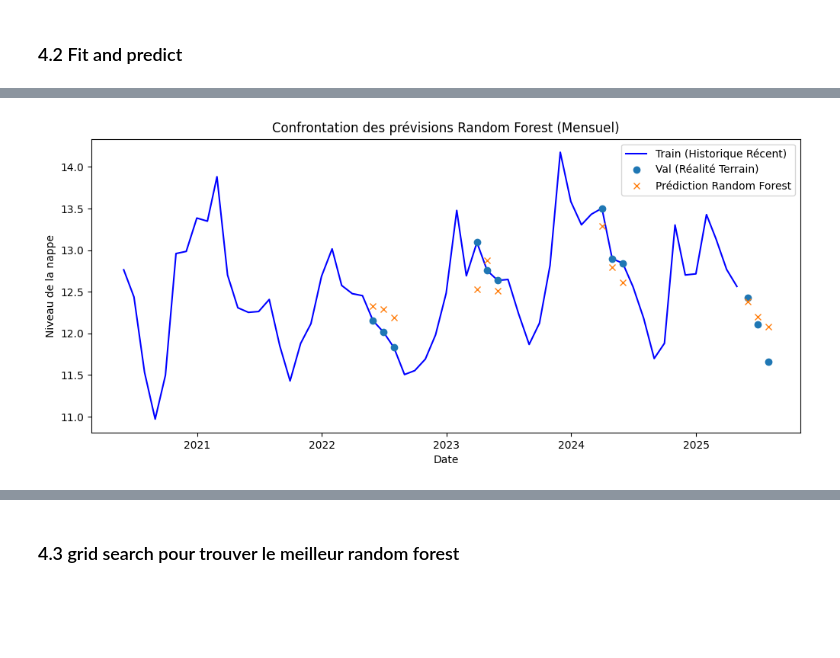
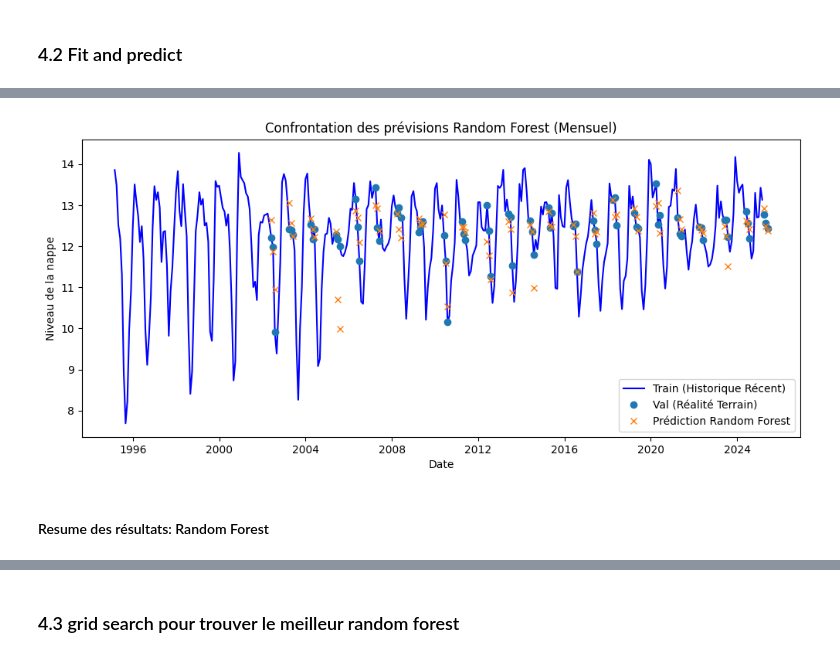
Before and after one commit to charourou/Projet_Hydrosense, a Jupyter notebook: notebooks/ML_evaluate_MRI.ipynb, the cells around one changed output, grey strips where cells are left out. Cells and saved outputs as stored; diff of their text form; code cells hidden in the pictures; blank space fills up the shorter version.

Commit message:
random forest en bonne forme

```diff
--- a/notebooks/ML_evaluate_MRI.ipynb
+++ b/notebooks/ML_evaluate_MRI.ipynb
@@ -344,7 +346,6 @@ y_target = df_ml['niveau_nappe_eau']
 
 # ==========================================
 # TRAIN / VAL Folding
-
-splits_ml = get_folds(df_ml.index, n_splits=5, min_train_years=3 , val_months_duration= 3)
-len(splits)
+splits_ml = get_folds(df_ml.index, n_splits=25, min_train_years=3 , val_months_duration= 3)
+len(splits_ml)
 # %% [output]
@@ -377,27 +378,36 @@ for i, (train_idx, val_idx) in enumerate(splits_ml):
     try:
         rf.fit(X_train, y_train,)
         forecast_rf = pd.Series(rf.predict(X_val), index=y_val.index)
-
+        hindcast_rf = pd.Series(rf.predict(X_train), index=y_train.index)
 
         score_val = rf.score(X_val, y_val)
         score_train = rf.score(X_train, y_train)
+
+        mae_train = mean_absolute_error(y_train, hindcast_rf)
+        rmse_train = float(np.sqrt(
+                    mean_squared_error(y_train, hindcast_rf)
+                    ))
+        me_train = max_error(y_train, hindcast_rf)
+
 
         mae_val = mean_absolute_error(y_val, forecast_rf)
         rmse_val = float(np.sqrt(
                     mean_squared_error(y_val, forecast_rf)
                     ))
-        me_val  = max_error(val_data, forecast)
+        me_val  = max_error(y_val, forecast_rf)
         # rajouter des metrics. example :NSE - seasonal eror index
 
         print(f'r2 train:{score_train:.3f}')
+        print(f'{mae_train = :.3f}')
         print(f'r2 val:{score_val:.3f}')
+        print(f'{mae_val = :.3f}')
 
         cv_2.append({
                 'fold': i + 1,
                 # 'train_start': train_data.index.min(), 'train_end': train_data.index.max(),
                 'val_start': y_val.index.min(), 'val_end': y_val.index.max(),
-                'r2_train' : score_train  ,
-                'r2_val': rmse_val
+                'r2_train' : score_train  , 'mae_train':mae_train, 'rmse_train':rmse_train,'me_train':me_train,
+                'r2_val': score_val, 'mae_val':mae_val, 'rmse_val':rmse_val, 'me_val':me_val
             })
 
         # Stocker les prédictions pour une visualisation ultérieure
@@ -450,16 +441,18 @@ all_pred_2
 # %%
 import matplotlib.pyplot as plt
 
 plt.figure(figsize=(12, 5))
 
-plt.plot(y_train.tail(60), label='Train (Historique Récent)', color='blue')
+plt.plot(y_train, label='Train (Historique Récent)', color='blue')
 plt.plot(all_pred_2['actual'], label='Val (Réalité Terrain)', marker='o', linestyle='')
 plt.plot(all_pred_2['forecast'], label='Prédiction Random Forest', marker='x',linestyle='')
 
 plt.title("Confrontation des prévisions Random Forest (Mensuel)")
 plt.xlabel("Date")
 plt.ylabel("Niveau de la nappe")
 plt.legend()
 plt.show()
 # %% [output]
-[figure, old version]
+[figure, new version]
+# %% [markdown]
+#### Resume des résultats: Random Forest
```
Also changed, not shown: parts of 9 cells of this notebook.
